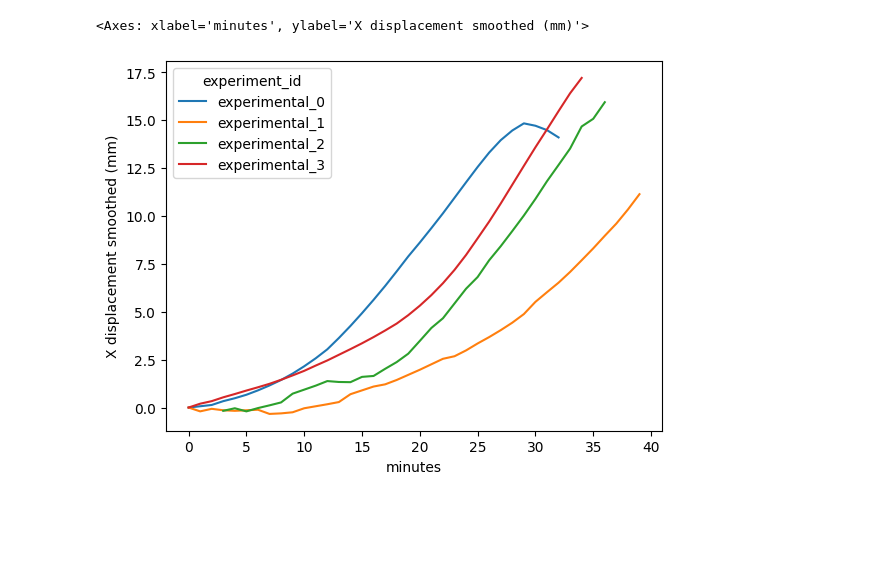
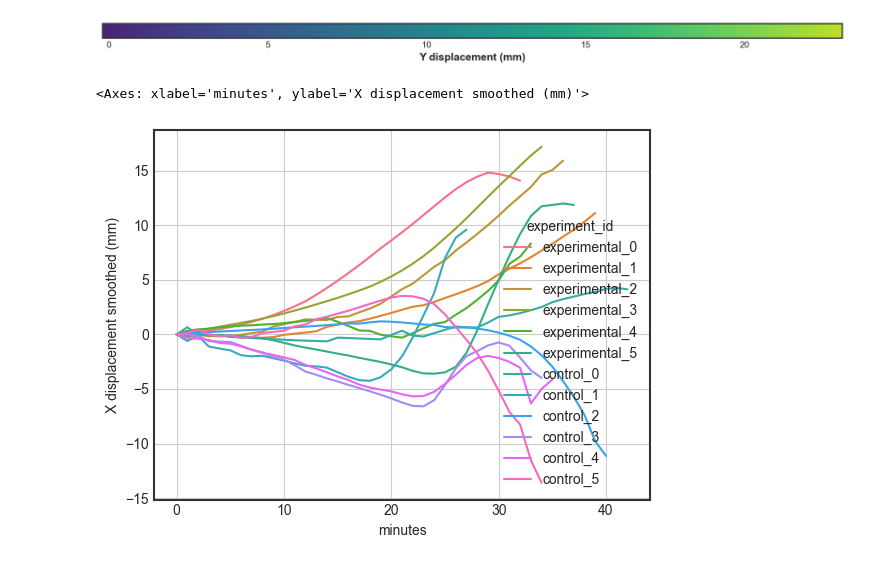
Before and after one commit to YitongTseo/cellulose_origami, a Jupyter notebook: tracking_stitch_together.ipynb, the cells around one changed output. Cells and saved outputs as stored; diff of their text form; code cells hidden in the pictures; blank space fills up the shorter version.

```diff
--- a/tracking_stitch_together.ipynb
+++ b/tracking_stitch_together.ipynb
@@ -3,15 +3,21 @@ import pandas as pd
 import seaborn as sns
 
 # TODO: 15 pixels to mm is just a really rough initial estimate!
-def normalize_df(df, pixel_to_mm=15):
+def normalize_df(df, window_size, pixel_to_mm=15):
     x0, y0 = df.iloc[0][['x', 'y']]
     df['X displacement (mm)'] = - (df['x'] - x0) / pixel_to_mm
     df['Y displacement (mm)'] = - (df['y'] - y0) / pixel_to_mm
 
-    df['X displacement smoothed (mm)'] = df['X displacement (mm)'].rolling(window=7, center=True).mean()
-    df['Y displacement smoothed (mm)'] = df['Y displacement (mm)'].rolling(window=7, center=True).mean()
+    df['X displacement smoothed (mm)'] = df['X displacement (mm)'].rolling(window=window_size, center=True).mean()
+    df['Y displacement smoothed (mm)'] = df['Y displacement (mm)'].rolling(window=window_size, center=True).mean()
 
     df['X displacement smoothed (mm)'] = df['X displacement smoothed (mm)'].fillna(df['X displacement (mm)'])
     df['Y displacement smoothed (mm)'] = df['Y displacement smoothed (mm)'].fillna(df['Y displacement (mm)'])
 
     return df
+# %%
+Y_MIN = 0
+Y_MAX = 25
+X_MIN = -15
+X_MAX = 20
+TIME_MAX = 45
@@ -18,35 +270,47 @@ def normalize_df(df, pixel_to_mm=15):
+# %%
+fig_cbar, ax_cbar = plt.subplots(figsize=(15, 0.3), dpi=150)  # Adjust size to be long and narrow
+cbar = mpl.colorbar.ColorbarBase(ax_cbar, cmap=custom_cmap, norm=norm, orientation='horizontal')
+
+# Label the colorbar
+cbar.set_label('Y displacement (mm)', fontsize=12, fontweight='bold')
+
+# Save and show colorbar separately
+plt.savefig('colorbar_figure.pdf', bbox_inches='tight', dpi=300)
+plt.show()
+# %% [output]
+[figure, added]
 # %%
 # List of file paths for all datasets
 file_paths = {
     "experimental_0": ("tracked_trajectories/bimorph_idx0_100x_tracked.csv", (0, 33)),
     "experimental_1": ("tracked_trajectories/bimorph_idx1_100x_tracked.csv", (0, None)),
-    "experimental_2": ("tracked_trajectories/bimorph_idx2_100x_tracked.csv", (3, None)),
+    "experimental_2": ("tracked_trajectories/bimorph_idx2_100x_tracked.csv", (0, None)),
     "experimental_3": ("tracked_trajectories/bimorph_idx3_100x_tracked.csv", (0, None)),
-    # "experimental_4": ("tracked_trajectories/bimorph_idx4_100x_tracked.csv", (0, None)),
-    # "experimental_5": ("tracked_trajectories/bimorph_idx5_100x_tracked.csv", (0, None)),
-    # 'control_0': ('tracked_trajectories/control_idx0_100x_tracked.csv', (0, 43)),
-    # 'control_1': ('tracked_trajectories/control_idx1_100x_tracked.csv', (0, None)),
-    # 'control_2': 'tracked_trajectories/control_idx2_100x_tracked.csv',
-    # 'control_3': 'tracked_trajectories/control_idx3_100x_tracked.csv', (0, 35)), # window=3
-    # 'control_4': 'tracked_trajectories/control_idx4_100x_tracked.csv',  # isues with this one!
-    # 'control_5': ('tracked_trajectories/control_idx5_100x_tracked.csv',(0, 35)),
+    "experimental_4": ("tracked_trajectories/bimorph_idx4_100x_tracked.csv", (0, None)),
+    "experimental_5": ("tracked_trajectories/bimorph_idx5_100x_tracked.csv", (0, None)),
+    'control_0': ('tracked_trajectories/control_idx0_100x_tracked.csv', (0, 43)),
+    'control_1': ('tracked_trajectories/control_idx1_100x_tracked.csv', (0, None)),
+    'control_2': ('tracked_trajectories/control_idx2_100x_tracked.csv',(0, None)),
+    'control_3': ('tracked_trajectories/control_idx3_100x_tracked.csv', (0, 35)), # window=3
+    'control_4': ('tracked_trajectories/control_idx4_100x_tracked.csv', (0, None)),
+    'control_5': ('tracked_trajectories/control_idx5_100x_tracked.csv',(0, 35)),
 }
 
 # Load and normalize each DataFrame, adding an experiment_id column
 dfs = []
 for name, (file, frames) in file_paths.items():
     df = normalize_df(pd.read_csv(file))  # Apply your normalize function
     df["experiment_id"] = name  # Label each dataset
     df = df[frames[0]:frames[1]]
     dfs.append(df)
 
 # Concatenate all DataFrames
 combined_df = pd.concat(dfs, ignore_index=True)
 
 # Plot with seaborn (different lines per experiment)
 sns.lineplot(
     data=combined_df, x="minutes", y="X displacement smoothed (mm)", hue="experiment_id"
 )
 # %% [output]
 <Axes: xlabel='minutes', ylabel='X displacement smoothed (mm)'>
-[figure, old version]
+[figure, new version]
```
Also changed, not shown: parts of 4 cells of this notebook, 20 other files.
